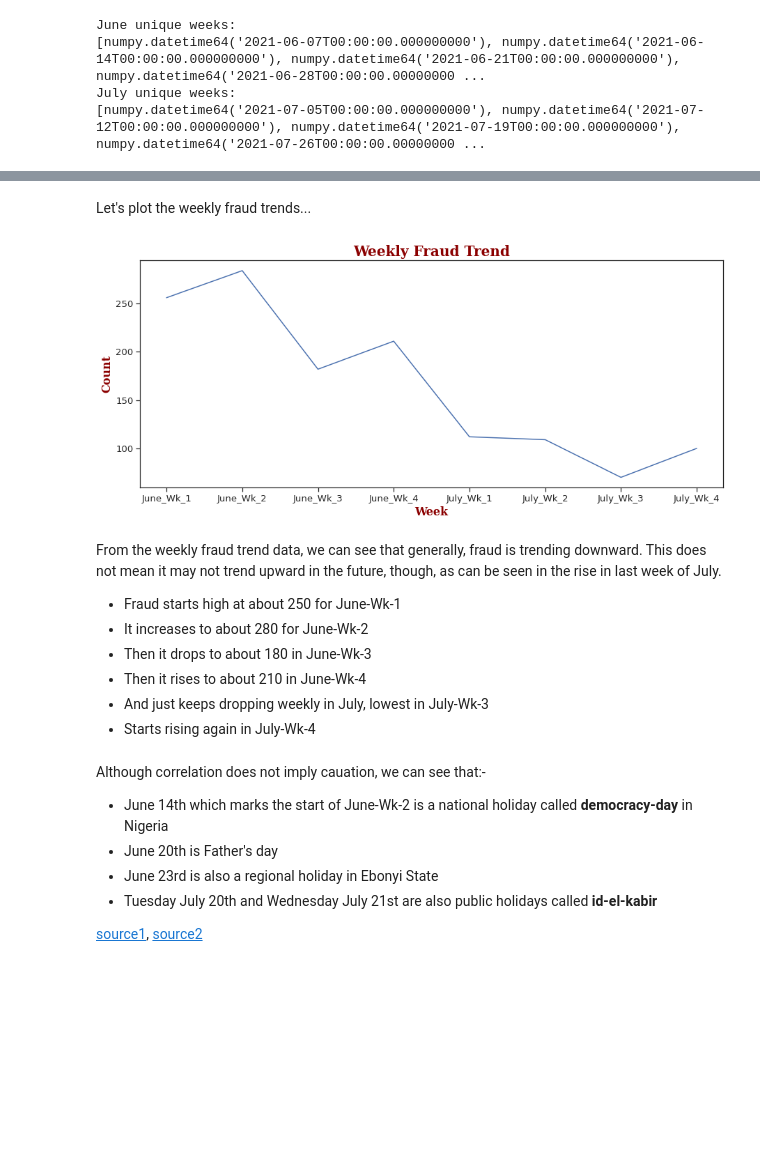
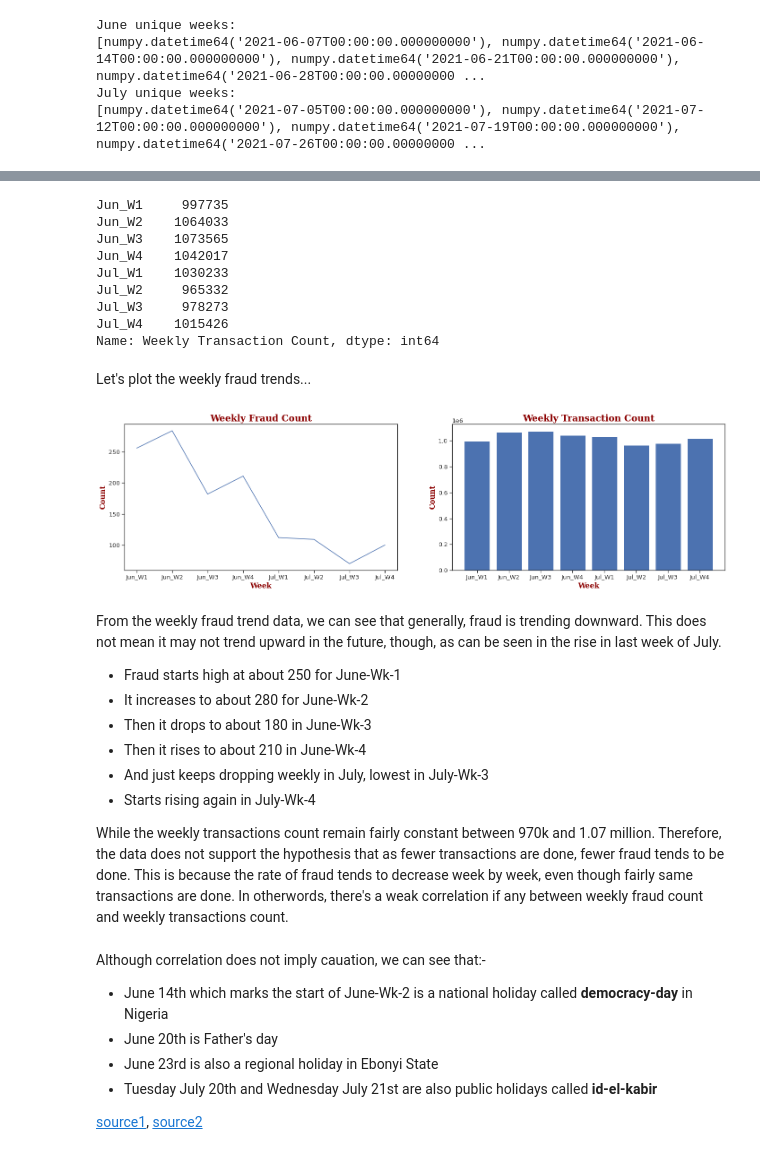
Before and after one commit to Lawrence-Krukrubo/fraud_analyst_assignment, a Jupyter notebook: fraud_analysis.ipynb, the cells around one changed output, grey strips where cells are left out. Cells and saved outputs as stored; diff of their text form; code cells hidden in the pictures; blank space fills up the shorter version.

```diff
--- a/fraud_analysis.ipynb
+++ b/fraud_analysis.ipynb
@@ -755,8 +821,7 @@ def make_weekly_series(weeks_list, df1, df2, col1, col2):
 # %%
 weeks_list = [june_weeks, july_weeks]
-df1 = june_new_df
-df2 = july_new_df
-col1 = 'transaction_week_start_date'
-col2 = 'fraud_count'
+df1 = june_df
+df2 = july_df
+cols = ['transaction_week_start_date', 'fraud_count', 'transaction_count']
 
-weekly_fraud_trend = make_weekly_series(weeks_list, df1, df2, col1, col2)
+weekly_fraud_count, weekly_transact_count = get_weekly_fraud_and_transaction_counts(weeks_list, df1, df2, cols)
@@ -763,20 +840,51 @@ weekly_fraud_trend = make_weekly_series(weeks_list, df1, df2, col1, col2)
+# %%
+weekly_transact_count
+# %% [output]
+Jun_W1     997735
+Jun_W2    1064033
+Jun_W3    1073565
+Jun_W4    1042017
+Jul_W1    1030233
+Jul_W2     965332
+Jul_W3     978273
+Jul_W4    1015426
+Name: Weekly Transaction Count, dtype: int64
 # %% [markdown]
 Let's plot the weekly fraud trends...
 # %%
-font = {'family': 'serif',
+def plot_weekly_trends(s1, s2):
+    """Method for plotting weekly fraud data
+    """
+
+    font = {'family': 'serif',
         'color':  'darkred',
         'weight': 'bold',
         'size': 16}
 
-plt.figure(figsize=(15,6))
-weekly_fraud_trend.plot(kind='line')
-plt.xlabel('Week', fontdict=font)
-plt.ylabel('Count', fontdict=font)
-font['size'] = 20
-plt.title(weekly_fraud_trend.name, fontdict=font)
-plt.show()
+    plt.figure(figsize=(24,6))
+
+    plt.subplot(1,2,1)
+    plt.plot(s1)
+    plt.xlabel('Week', fontdict=font)
+    plt.ylabel('Count', fontdict=font)
+    font['size'] = 20
+    plt.title(s1.name, fontdict=font)
+
+    plt.subplot(1,2,2)
+    plt.bar(x=s2.index, height=list(s2))
+    plt.title(s2.name, fontdict=font)
+    font['size'] = 16
+    plt.xlabel('Week', fontdict=font)
+    plt.ylabel('Count', fontdict=font)
+
+    plt.show()
-# %% [output]
-[figure, removed]
+# %%
+s1 = weekly_fraud_count
+s2 = weekly_transact_count
+
+plot_weekly_trends(s1, s2)
+# %% [output]
+[figure, added]
 # %% [markdown]
 From the weekly fraud trend data, we can see that generally, fraud is trending downward. This does not mean it may not trend upward in the future, though, as can be seen in the rise in last week of July.
 
@@ -786,6 +894,8 @@ From the weekly fraud trend data, we can see that generally, fraud is trending d
 * Then it rises to about 210 in June-Wk-4
 * And just keeps dropping weekly in July, lowest in July-Wk-3
 * Starts rising again in July-Wk-4
+
+While the weekly transactions count remain fairly constant between 970k and 1.07 million. Therefore, the data does not support the hypothesis that as fewer transactions are done, fewer fraud tends to be done. This is because the rate of fraud tends to decrease week by week, even though fairly same transactions are done. In otherwords, there's a weak correlation if any between weekly fraud count and weekly transactions count.
 # %% [markdown]
 Although correlation does not imply cauation, we can see that:-
 * June 14th which marks the start of June-Wk-2 is a national holiday called **democracy-day** in Nigeria
```
Also changed, not shown: parts of 30 cells of this notebook.
